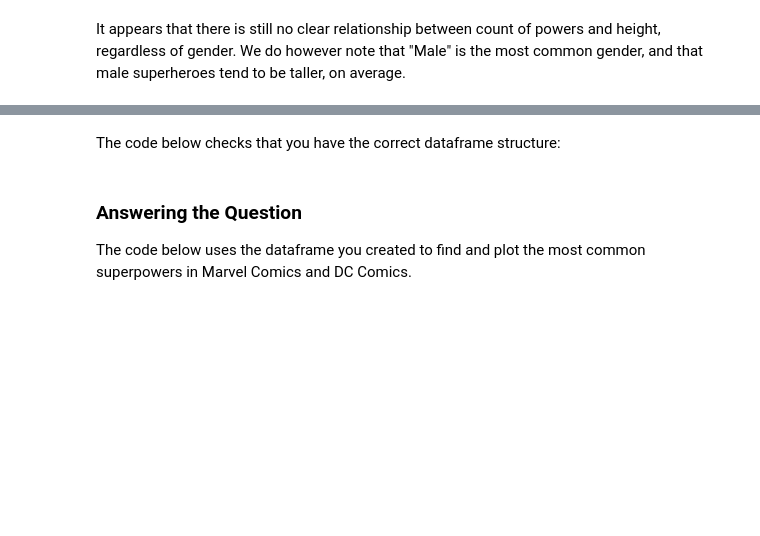
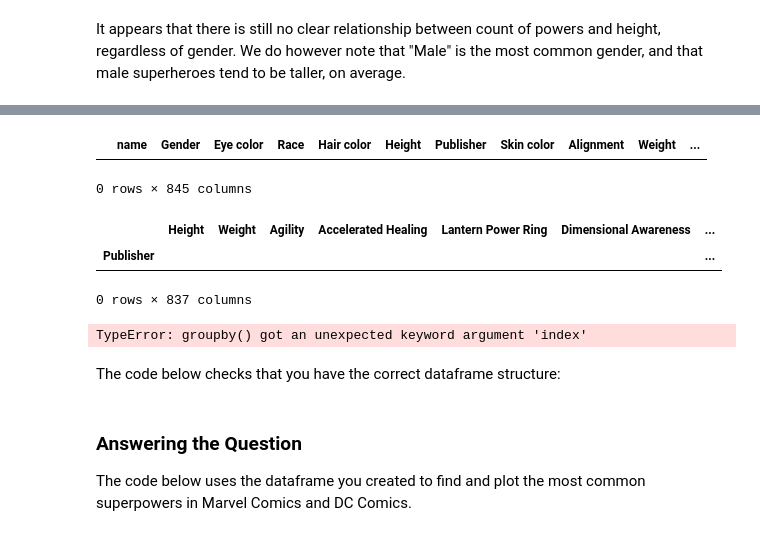
Before and after one commit to mwikali24/dsc-pandas-data-cleaning-lab, a Jupyter notebook: index.ipynb, the cells around one changed output, grey strips where cells are left out. Saved outputs shown, nothing was run; the diff lists cells and outputs as text; code cells hidden in the pictures; blank space fills up the shorter version.

```diff
--- a/index.ipynb
+++ b/index.ipynb
@@ -639,6 +697,23 @@ Don't worry if the rows or columns are in a different order, all that matters is
 ***Hint:*** refer to the [documentation for `.groupby`](https://pandas.pydata.org/pandas-docs/stable/reference/api/pandas.DataFrame.groupby.html) and treat each publisher as a group.
 # %%
 # Your code here (create more cells as needed)
+merged_df = pd.merge(heroes_and_powers_df,powers_df ,left_index = True,right_index= True)
+merged_df
+# %% [output]
+|  | name | Gender | Eye color | Race | Hair color | Height | Publisher | Skin color | Alignment | Weight | ... |
+0 rows × 845 columns
+# %%
+grouped_df = merged_df.groupby('Publisher').sum()
+grouped_df
+# %% [output]
+|  | Height | Weight | Agility | Accelerated Healing | Lantern Power Ring | Dimensional Awareness | ... |
+| Publisher |  |  |  |  |  |  | ... |
+0 rows × 837 columns
+# %%
+grouped_df = merged_df.groupby(('Publisher'),index =True)
+grouped_df
+# %% [output]
+TypeError: groupby() got an unexpected keyword argument 'index'
 # %% [markdown]
 The code below checks that you have the correct dataframe structure:
 # %%
```
Also changed, not shown: parts of 11 cells of this notebook.
